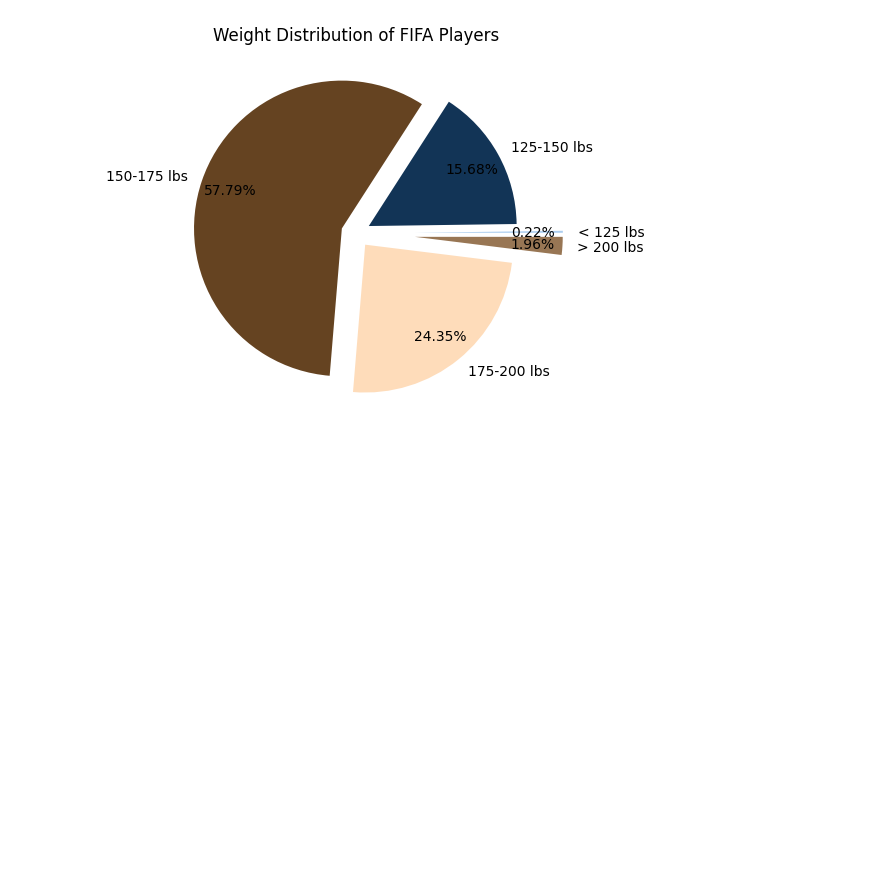
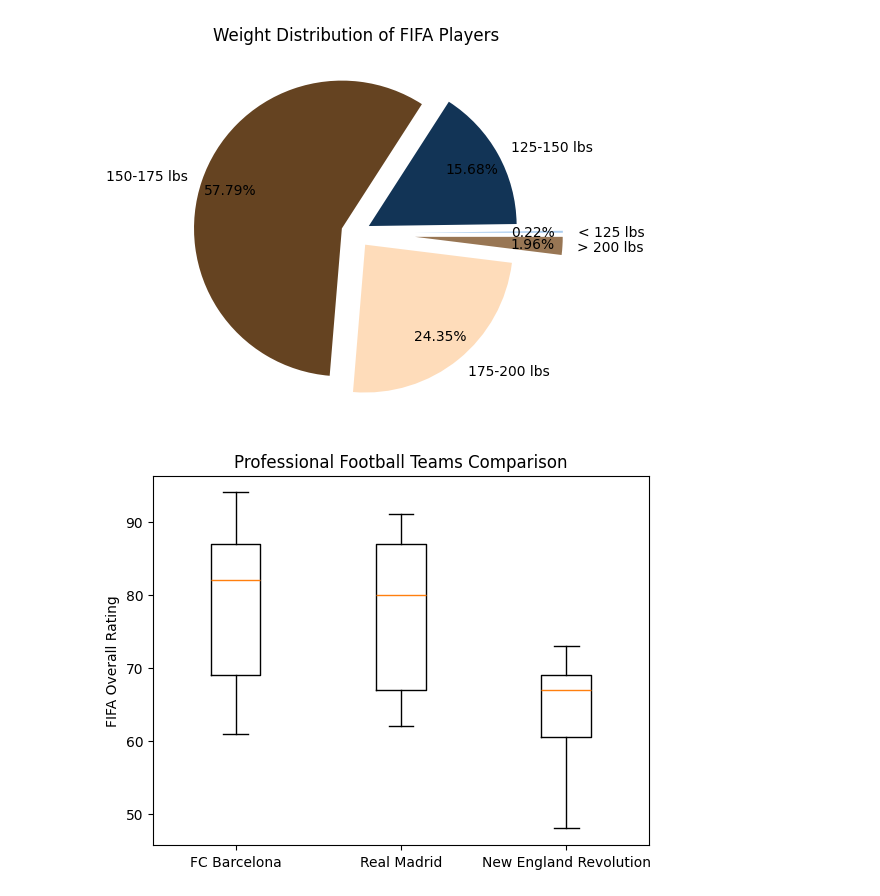
Before and after one commit to J3SSY-ANDU/Food-Delivery-Data-Analysis, a Jupyter notebook: notebooks/matplotlib_tutorial.ipynb, the cells around one changed output. Drawn from its saved outputs; the diff is of its cells as text; code cells hidden in the pictures; blank space fills up the shorter version.

Commit message:
matplotlib tutorial boxplot

```diff
--- a/notebooks/matplotlib_tutorial.ipynb
+++ b/notebooks/matplotlib_tutorial.ipynb
@@ -190,3 +190,21 @@ plt.savefig('fifa_weight_distribution.png', dpi=300) # save the graph as a PNG f
 plt.show() # show the graph
 # %% [output]
 [figure]
+# %%
+barcelona = fifa.loc[fifa.Club == 'FC Barcelona']['Overall'] # filter the dataframe for FC Barcelona players
+madrid = fifa.loc[fifa.Club == 'Real Madrid']['Overall'] # filter the dataframe for Real Madrid players
+revs = fifa.loc[fifa.Club == 'New England Revolution']['Overall'] # filter the dataframe for New England Revolution players
+
+plt.figure(figsize=(5, 8), dpi=150) # resize the graph
+
+labels = ['FC Barcelona', 'Real Madrid', 'New England Revolution'] # create a list of labels
+colors = ['#abcdef', '#123456'] # create a list of colors
+
+plt.boxplot([barcelona, madrid, revs], tick_labels=labels) # create a boxplot of the Overall column for FC Barcelona and Real Madrid players
+
+plt.title('Professional Football Teams Comparison') # add a title
+plt.ylabel('FIFA Overall Rating') # add y-axis label
+
+plt.show() # show the graph
+# %% [output]
+[figure, added]
```
